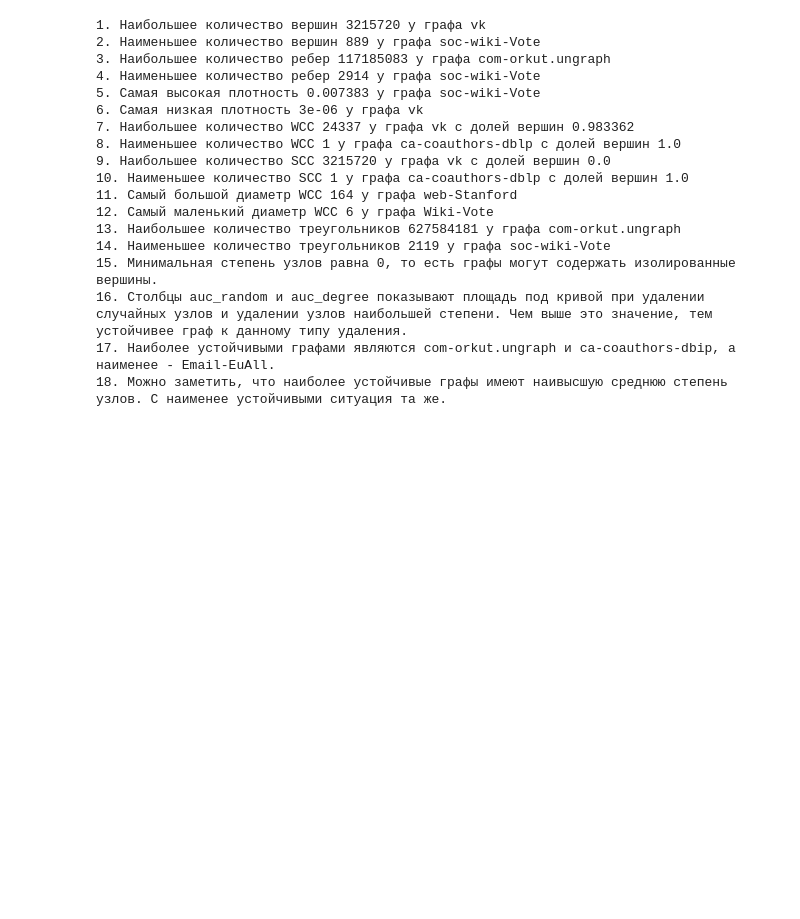
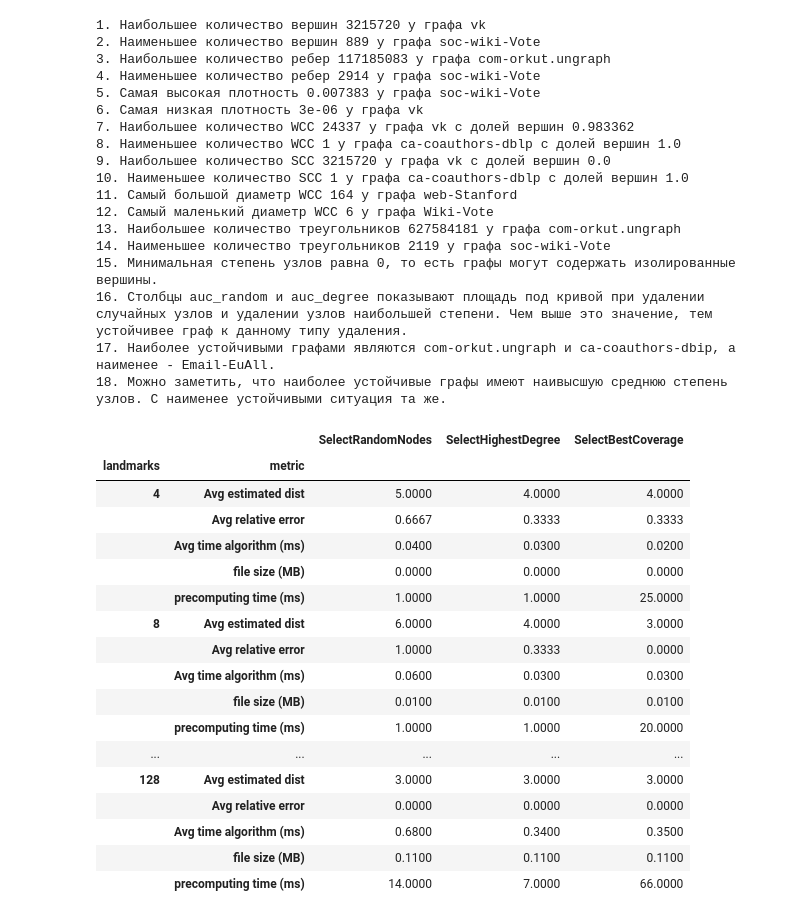
Before and after one commit to answerIII/Graph_Theory_LeetCode25, a Jupyter notebook: src/visualization/compare.ipynb, the cells around one changed output. Cells and saved outputs as stored; diff of their text form; code cells hidden in the pictures; blank space fills up the shorter version.

```diff
--- a/src/visualization/compare.ipynb
+++ b/src/visualization/compare.ipynb
@@ -169,3 +169,63 @@ print('18. Можно заметить, что наиболее устойчив
 16. Столбцы auc_random и auc_degree показывают площадь под кривой при удалении случайных узлов и удалении узлов наибольшей степени. Чем выше это значение, тем устойчивее граф к данному типу удаления.
 17. Наиболее устойчивыми графами являются com-orkut.ungraph и ca-coauthors-dbip, а наименее - Email-EuAll.
 18. Можно заметить, что наиболее устойчивые графы имеют наивысшую среднюю степень узлов. С наименее устойчивыми ситуация та же.
+# %%
+import pandas as pd
+import re
+from collections import defaultdict
+
+filepath = r'..\graph\landmarkAlgo\benchmark\output\soc-wiki-Vote-landmarkBasic-bench.txt'
+
+with open(filepath, 'r') as f:
+    lines = f.readlines()
+
+results = defaultdict(dict)
+
+current_algorithm = None
+current_landmarks = None
+
+for line in lines:
+    line = line.strip()
+
+    if line.startswith('graph_theory/graph/landmarkAlgo'):
+        current_algorithm = line.split('.')[-1]
+
+    elif line.startswith('landmarks:'):
+        current_landmarks = int(re.search(r'\d+', line).group())
+
+    elif current_algorithm and current_landmarks:
+        if line.startswith('precomputing time:'):
+            results[(current_landmarks, 'precomputing time (ms)')][current_algorithm] = int(re.search(r'\d+', line).group())
+        elif line.startswith('Avg estimated dist:'):
+            results[(current_landmarks, 'Avg estimated dist')][current_algorithm] = float(re.search(r'\d+\.\d+', line).group())
+        elif line.startswith('Avg relative error:'):
+            results[(current_landmarks, 'Avg relative error')][current_algorithm] = float(re.search(r'\d+\.\d+', line).group())
+        elif line.startswith('Avg time algorithm:'):
+            results[(current_landmarks, 'Avg time algorithm (ms)')][current_algorithm] = float(re.search(r'\d+\.\d+', line).group())
+        elif line.startswith('file size:'):
+            results[(current_landmarks, 'file size (MB)')][current_algorithm] = float(re.search(r'\d+\.\d+', line).group())
+
+df = pd.DataFrame(results).T
+df.index.names = ['landmarks', 'metric']
+df = df.sort_index()
+
+df
+# %% [output]
+|  |  | SelectRandomNodes | SelectHighestDegree | SelectBestCoverage |
+| landmarks | metric |  |  |  |
+| 4 | Avg estimated dist | 5.0000 | 4.0000 | 4.0000 |
+|  | Avg relative error | 0.6667 | 0.3333 | 0.3333 |
+|  | Avg time algorithm (ms) | 0.0400 | 0.0300 | 0.0200 |
+|  | file size (MB) | 0.0000 | 0.0000 | 0.0000 |
+|  | precomputing time (ms) | 1.0000 | 1.0000 | 25.0000 |
+| 8 | Avg estimated dist | 6.0000 | 4.0000 | 3.0000 |
+|  | Avg relative error | 1.0000 | 0.3333 | 0.0000 |
+|  | Avg time algorithm (ms) | 0.0600 | 0.0300 | 0.0300 |
+|  | file size (MB) | 0.0100 | 0.0100 | 0.0100 |
+|  | precomputing time (ms) | 1.0000 | 1.0000 | 20.0000 |
+| ... | ... | ... | ... | ... |
+| 128 | Avg estimated dist | 3.0000 | 3.0000 | 3.0000 |
+|  | Avg relative error | 0.0000 | 0.0000 | 0.0000 |
+|  | Avg time algorithm (ms) | 0.6800 | 0.3400 | 0.3500 |
+|  | file size (MB) | 0.1100 | 0.1100 | 0.1100 |
+|  | precomputing time (ms) | 14.0000 | 7.0000 | 66.0000 |
```
Also changed, not shown: parts of 5 cells of this notebook, 5 other files.
